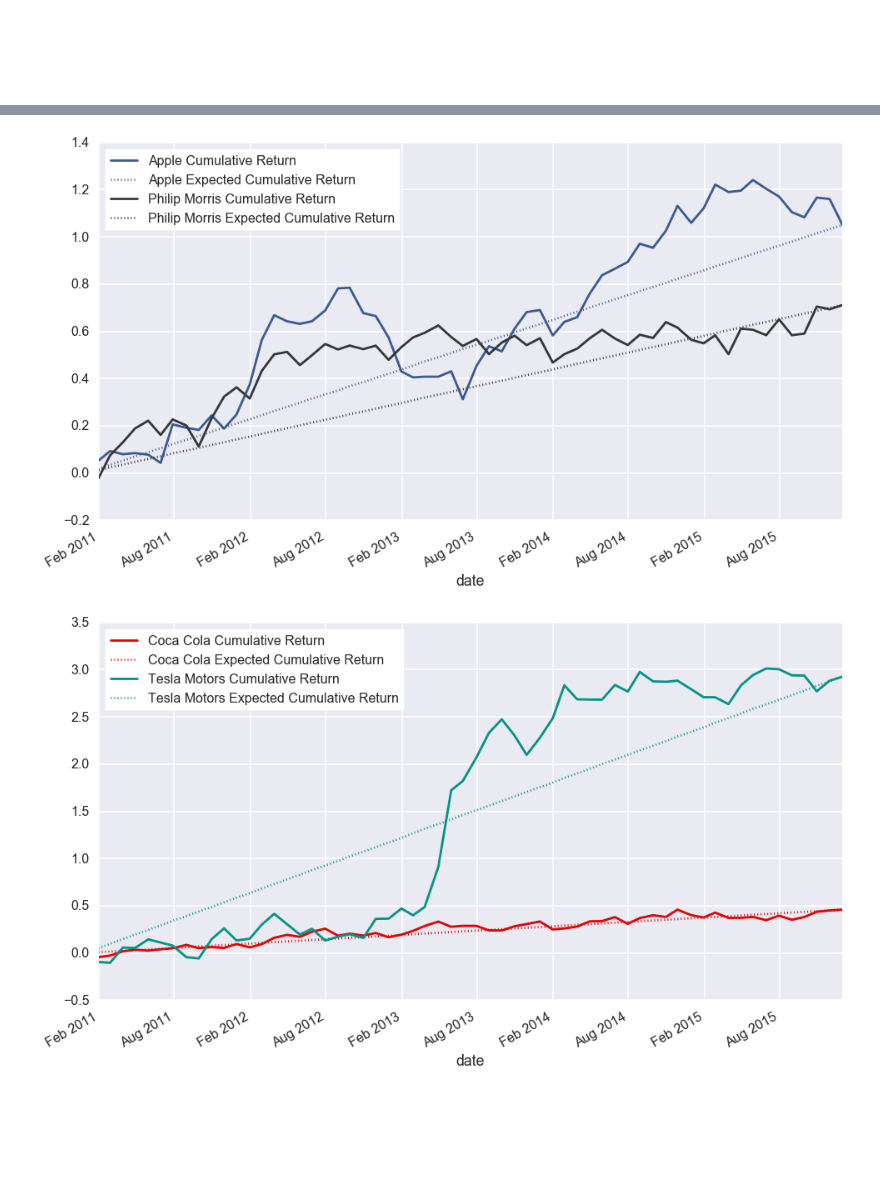
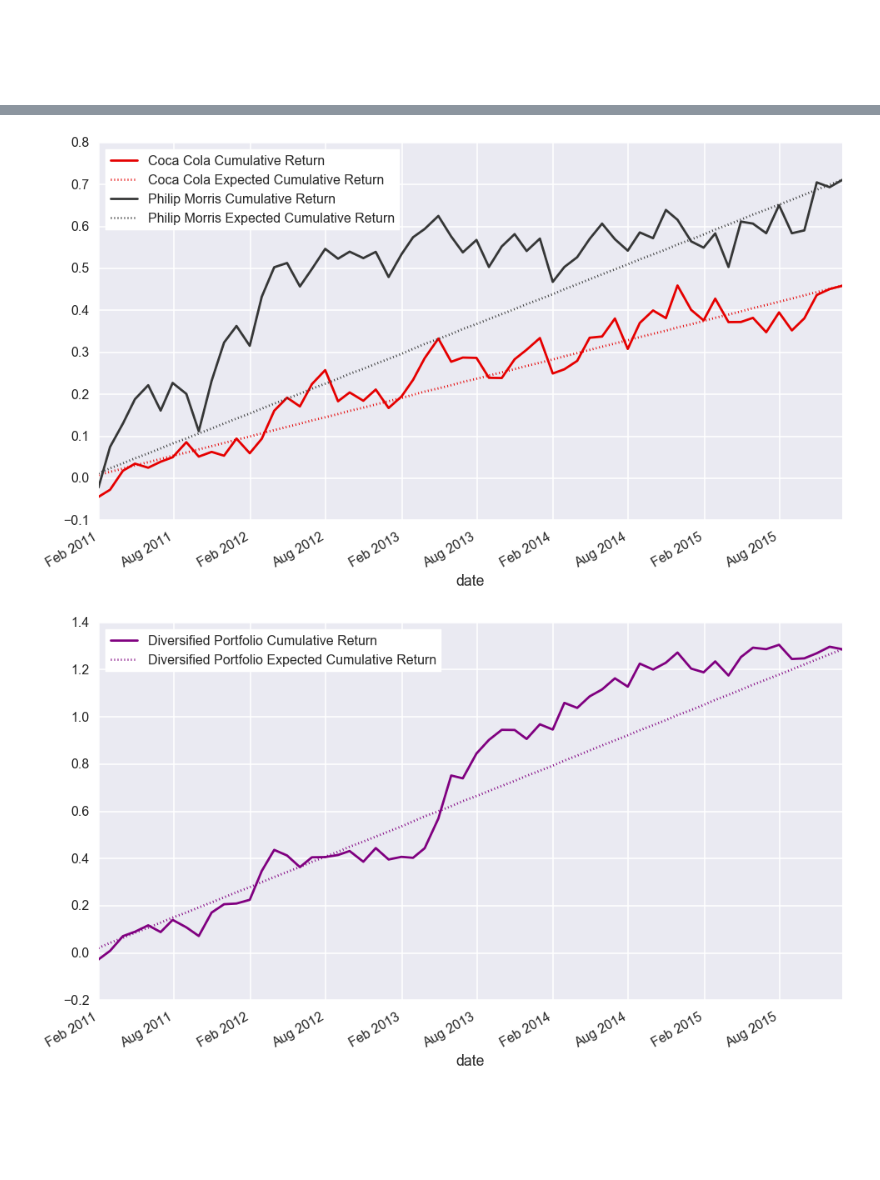
Before and after one commit to AndreaBarbon/Statistical-methods, a Jupyter notebook: Statistical Methods - Examples.ipynb, the cells around one changed output, grey strips where cells are left out. Drawn from its saved outputs; the diff is of its cells as text; code cells hidden in the pictures.

```diff
--- a/Statistical Methods - Examples.ipynb
+++ b/Statistical Methods - Examples.ipynb
@@ -145,11 +161,11 @@ stock_colors_pf  = [ x.color for x in all_stocks_pf ]
 # %%
-plot_cumulative( [Apple, PhilipMorris] )
+plot_cumulative( [ CocaCola, PhilipMorris ] )
 # %% [output]
-[figure, old version]
+[figure, new version]
 # %%
-plot_cumulative( [ CocaCola, Tesla ], data=data_pf )
+plot_cumulative( [Portfolio], data=data_pf )
 # %% [output]
-[figure, old version]
+[figure, new version]
 # %% [markdown]
 <br/><br/><br/>
 # %%
```
Also changed, not shown: parts of 4 cells of this notebook, 1 other file.
